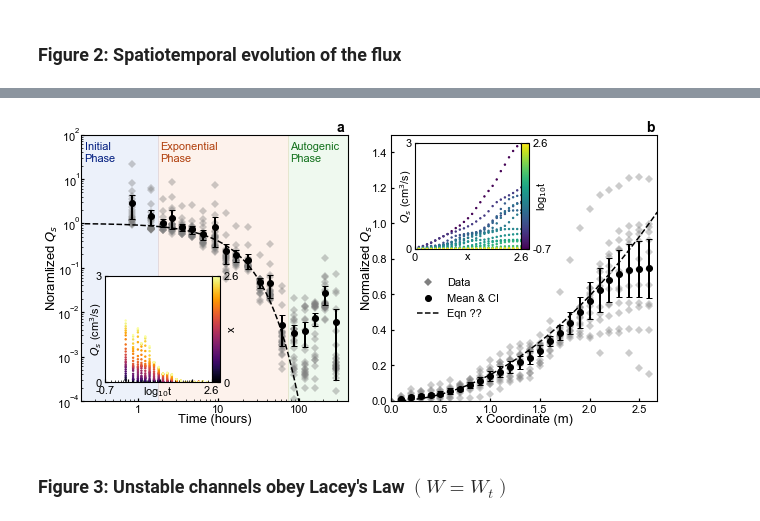
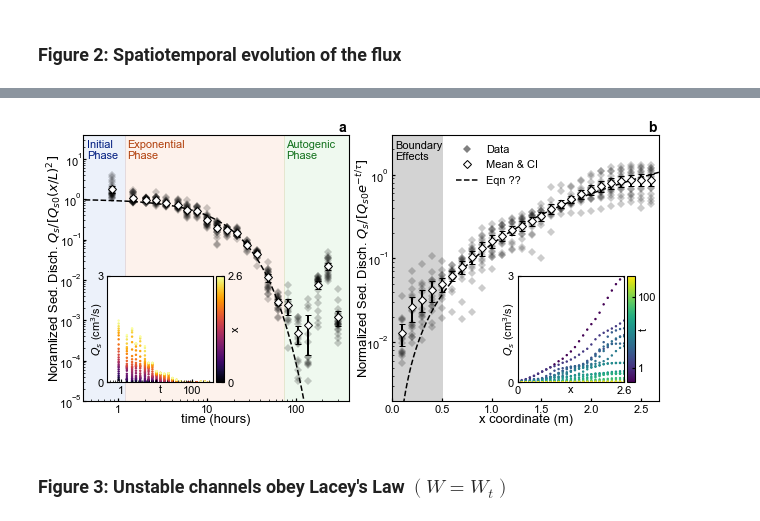
Before and after one commit to tashley/Relaxing-Channel-Data-and-Workflows, a Jupyter notebook: make_final_figures.ipynb, the cells around one changed output, grey strips where cells are left out. Drawn from its saved outputs; the diff is of its cells as text; code cells hidden in the pictures.

Commit message:
Finalized figures

```diff
--- a/make_final_figures.ipynb
+++ b/make_final_figures.ipynb
@@ -230,8 +171,22 @@ Flux is calculated using this procedure at 10 cm intervals:
 # %%
+def calculate_Qs(time, volume):
+    dv = np.diff(volume)
+    for i in range(len(dv)-1):
+        if dv[i] > 0:
+            dv[i+1]+=dv[i]
+            dv[i] = np.nan
+
+    if dv[-1]>0:
+        dv[-1] = np.nan
+
+    dt = np.diff(time)
+    Qs = -dv/dt
+    return Qs
+
 x_interval = 10 # multiple of Z measurement resolution -> in this case, 10 = 10 x 1 cm
 V_subsample = V_xt[:, x_interval-1::x_interval] # Get volume at 10 cm intervals
 x = x_eta[x_interval-1::x_interval]+dx/2 # X coordinate of downstream edge of cells at 10 cm intervals (corresponding to volume measurement)
-t = t_eta[:-1]**0.5 * t_eta[1:]**0.5 # measurement time (geometric mean)
+t = np.exp((np.log(t_eta[:-1])+ np.log(t_eta[1:]))/2) # measurement time (geometric mean)
 dt = np.diff(t_eta)
 
 # Declare arrays for final calculation
@@ -239,7 +194,7 @@ Qs = np.ones((V_subsample.shape[0]-1, V_subsample.shape[1])) * np.nan
 
 # Calculate time series of flux for each cross section
 for i in range(V_subsample.shape[1]):
-    Qs[:,i] = time_average_flux(t_eta, V_subsample[:,i])
+    Qs[:,i] = calculate_Qs(t_eta, V_subsample[:,i])
 
 # Create arrays of x and t, and dt values for each measurement
 xarr, tarr = np.meshgrid(x, t)
@@ -445,81 +385,88 @@ ax, axins, cax = fig2_axes(3.7)
 
 ax[0].set_xscale('log')
 ax[0].set_yscale('log')
-ax[0].set_xlim(0.2, 400)
-ax[0].set_ylim(1e-4, 100)
+ax[0].set_xlim(0.4, 400)
+ax[0].set_ylim(1e-5, 40)
 
-ax[0].plot(tarr/3600, Qsnorm_tplot, c='grey', lw=0, mew=0, marker='D', alpha=0.4)
-ax[0].plot(t/3600, mean_tplot, c='k', marker='o', lw=0)
+ax[0].plot(t_tplot/3600, Qsnorm_tplot_skipx, c='k', lw=0, mew=0, marker='D', alpha=0.2)
+ax[0].plot(t/3600, mean_tplot, mfc='w', mec='k', marker='D', lw=0, label='Mean & CI', zorder=11)
 ax[0].errorbar(t/3600, mean_tplot, err_tplot, c='k', ls='none', lw=2, capsize=3, zorder=10)
 
 te = 10**np.linspace(2, 6, 5000)
 ax[0].plot(te/3600, np.exp(-te/tau), 'k--')
 
-ax[0].fill_between([0.2, t0/3600], [1e-4, 1e-4], [100, 100], color=sns.color_palette('muted')[0], alpha=0.1)
-ax[0].text(0.2*1.1, 25, 'Initial\nPhase', color=sns.color_palette('dark')[0])
+ax[0].fill_between([0.2, t0/3600], [1e-5, 1e-5], [100, 100], color=sns.color_palette('muted')[0], alpha=0.1)
+ax[0].text(0.4*1.12, 10, 'Initial\nPhase', color=sns.color_palette('dark')[0])
 
-ax[0].fill_between([t0/3600, t1/3600], [1e-4, 1e-4], [100, 100], color=sns.color_palette('muted')[1], alpha=0.1)
-ax[0].text(1.05*t0/3600, 25, 'Exponential\nPhase', color=sns.color_palette('dark')[1])
+ax[0].fill_between([t0/3600, t1/3600], [1e-5, 1e-5], [100, 100], color=sns.color_palette('muted')[1], alpha=0.1)
+ax[0].text(1.05*t0/3600, 10, 'Exponential\nPhase', color=sns.color_palette('dark')[1])
 
-ax[0].fill_between([t1/3600, 400], [1e-4, 1e-4], [100, 100], color=sns.color_palette('muted')[2], alpha=0.1)
-ax[0].text(1.05*t1/3600, 25, 'Autogenic\nPhase', color=sns.color_palette('dark')[2])
+ax[0].fill_between([t1/3600, 400], [1e-5, 1e-5], [100, 100], color=sns.color_palette('muted')[2], alpha=0.1)
+ax[0].text(1.05*t1/3600, 10, 'Autogenic\nPhase', color=sns.color_palette('dark')[2])
 
-ax[0].set_xlabel('Time (hours)', fontsize=13, labelpad=-1)
-ax[0].set_ylabel(r'Noramlized $Q_s$', fontsize=13, labelpad=-3)
+ax[0].set_xlabel('time (hours)', fontsize=13, labelpad=-1)
+ax[0].set_ylabel(r'Noramlized Sed. Disch. $Q_s/[Q_{s0} (x/L)^2]$', fontsize=13, labelpad=-5)
 ax[0].set_xticks([1, 10, 100])
 ax[0].set_xticklabels([1,10,100])
 ax[0].tick_params(axis='y', which='major', pad=1)
 
 ax[1].set_xlim(0, 2.68)
-ax[1].set_ylim(0, 1.5)
+ax[1].set_yscale('log')
+ax[1].set_ylim(0.002, 3)
 ax[1].plot(0, 0, c='grey', lw=0, mew=0, marker='D', alpha=1, label='Data')
-ax[1].plot(xarr_exp, Qsnorm_xplot_exp, c='grey', lw=0, mew=0, marker='D', alpha=0.4)
-ax[1].plot(xplot, mean_xplot, c='k', marker='o', lw=0, label='Mean & CI')
-ax[1].errorbar(xplot, mean_xplot, err_xplot, c='k', ls='none', lw=2, capsize=3, zorder=10)
+ax[1].plot(x_xplot, Qsnorm_xplot_exp, c='k', lw=0, mew=0, marker='D', alpha=0.2)
+ax[1].plot(x, mean_xplot, mfc='w', mec='k', marker='D', lw=0, label='Mean & CI', zorder=11)
+ax[1].errorbar(x, mean_xplot, err_xplot, c='k', ls='none', lw=2, capsize=3, zorder=10)
+
+ax[1].fill_between([0, x0], [0.002, 0.002], [3, 3], color='lightgrey', zorder=0)
 
 xp = 10**np.linspace(-1,1, 5000)
 ax[1].plot(xp, (xp/Lx)**2, 'k--', label='Eqn ??')
-ax[1].legend(loc='lower left', bbox_to_anchor=(0.06, 0.27), frameon=False)
+ax[1].legend(loc='upper left', bbox_to_anchor=(0.2, 1), frameon=False)
 
-ax[1].set_xlabel('x Coordinate (m)', fontsize=13, labelpad=-1)
-ax[1].set_ylabel(r'Normalized $Q_s$',  fontsize=13, labelpad=-3)
+ax[1].set_xlabel('x coordinate (m)', fontsize=13, labelpad=-1)
+ax[1].set_ylabel(r'Normalized Sed. Disch. $Q_s/[Q_{s0} e^{-t/\tau}]$',  fontsize=13, labelpad=-7)
+
+ax[1].text(0.03, 1.5, 'Boundary\nEffects', color='k')
 
 axins[0].scatter(tarr/3600, Qs, c=xarr, cmap='inferno', vmin=0, vmax=2.6, s=2)
 axins[0].set_xscale('log')
 axins[0].set_ylim(0, 0.000003)
 axins[0].set_yticks([0, 3e-6])
 axins[0].set_yticklabels([0, 3])
 axins[0].set_ylabel(r'$Q_s$ (cm$^3$/s)', labelpad=-8)
-axins[0].set_xlim(0.2,400)
-axins[0].set_xticks([0.2,1, 10, 100, 400])
-axins[0].set_xticklabels([-0.7, '','','',2.6])
-axins[0].set_xlabel(r'log$_{10}$t', labelpad=-12)
+axins[0].set_xlim(0.4,400)
+axins[0].set_xticks([1, 10, 100])
+axins[0].set_xticklabels([1, '', 100])
+axins[0].set_xlabel(r't', labelpad=-11)
 
 make_colorbar(cax[0], 'inferno', [0, 1],
                     [0,2.6], 'x',
                     labelpad=-12)
 
 axins[1].scatter(xarr, Qs, c=np.log10(tarr), cmap='viridis', vmin=3, vmax=6,  s=2)
 axins[1].set_ylim(0, 0.000003)
 axins[1].set_yticks([0, 3e-6])
 axins[1].set_yticklabels([0, 3])
 axins[1].set_ylabel(r'$Q_s$ (cm$^3$/s)', labelpad=-9)
 axins[1].set_xlim(0, 2.6)
 axins[1].set_xticks([0,2.6])
 axins[1].set_xticklabels([0, 2.6])
 axins[1].set_xlabel(r'x', labelpad=-11)
 
-make_colorbar(cax[1], 'viridis', [0, 1],
-                    ['{:.1f}'.format(np.log10(0.2)),'{:.1f}'.format(np.log10(400))],
-                    r'log$_{10}$t',
-                    labelpad=-18)
+
+
+cb = make_colorbar(cax[1], 'viridis',
+                   [(0-np.log10(0.4))/(np.log10(400) - np.log10(0.4)), (2-np.log10(0.4))/(np.log10(400) - np.log10(0.4))],
+                   [1, 100], r't', labelpad=-18)
 
 ax[0].text(0.96, 1.01, 'a', fontsize=14, transform=ax[0].transAxes, weight='bold')
 ax[1].text(0.96, 1.01, 'b', fontsize=14, transform=ax[1].transAxes, weight='bold')
 
+
 plt.savefig('figures\\fig2_raw.svg')
 # %% [output]
-[figure, old version]
+[figure, new version]
 # %% [markdown]
 ### Figure 3: Unstable channels obey Lacey's Law $(W=W_t)$
 # %% [markdown]
```
Also changed, not shown: parts of 17 cells of this notebook, 3 other files.
